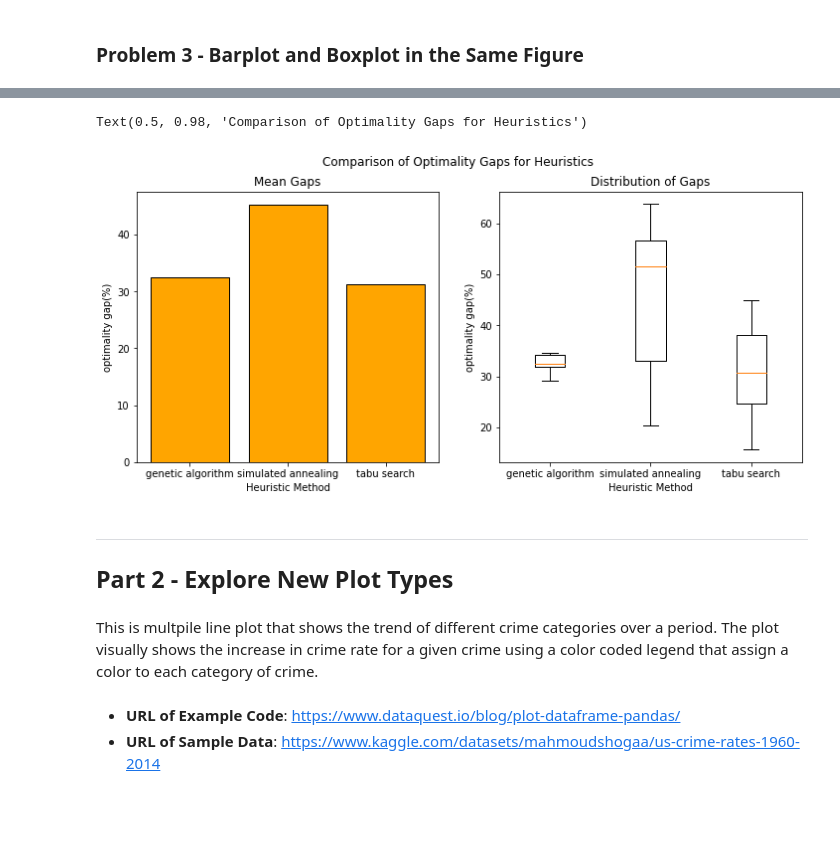
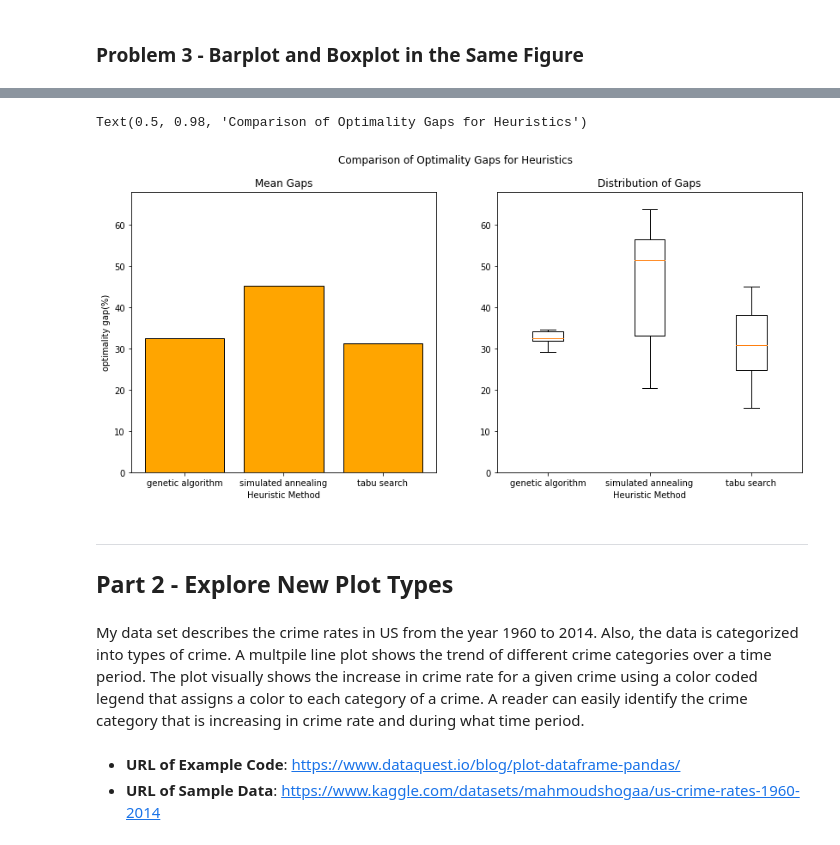
Before and after one commit to IE-555/homework4-masadull, a Jupyter notebook: masadull_hw4.ipynb, the cells around one changed output, grey strips where cells are left out. Drawn from its saved outputs; the diff is of its cells as text; code cells hidden in the pictures; blank space fills up the shorter version.

```diff
--- a/masadull_hw4.ipynb
+++ b/masadull_hw4.ipynb
@@ -123,28 +105,33 @@ Name: Value, dtype: float64
 # %%
 
-fig,(ax1, ax2) = plt.subplots(1,2,figsize=[12,5])
+
+fig,(ax1, ax2) = plt.subplots(1,2,figsize=(14,6))
+
+
 ax1.bar(bar_plt.index, bar_plt,color='orange',edgecolor='black')
 
 ax1.set_xlabel('Heuristic Method')
 ax1.set_ylabel('optimality gap(%)')
 ax1.set_title('Mean Gaps')
 ax1.set_xticks(range(0,len(Labels)))
 ax1.set_xticklabels(Labels,ha="center")
 
 ax2.boxplot(box_plt,labels= Labels)
 ax2.set_title('Distribution of Gaps')
 ax2.set_xlabel('Heuristic Method')
-ax2.set_ylabel('optimality gap(%)')
+ax2.set_ylim(0,68)
+
+ax1.set_ylim(ax2.get_ylim())
 
 fig.suptitle("Comparison of Optimality Gaps for Heuristics")
 # %% [output]
 Text(0.5, 0.98, 'Comparison of Optimality Gaps for Heuristics')
-[figure, old version]
+[figure, new version]
 # %% [markdown]
 ---
 ## Part 2 - Explore New Plot Types
 # %% [markdown]
-This is multpile line plot that shows the trend of different crime categories over a period. The plot visually shows the increase in crime rate for a given crime using a color coded legend that assign a color to each category of  crime.
+My data set describes the crime rates in US from the year 1960 to 2014. Also, the data is categorized into types of crime. A multpile line plot shows the trend of different crime categories over a time period. The plot visually shows the increase in crime rate for a given crime using a color coded legend that assigns a color to each category of a crime. A reader can easily identify the crime category that is increasing in crime rate and during what time period.
 # %% [markdown]
 - **URL of Example Code**: https://www.dataquest.io/blog/plot-dataframe-pandas/
 - **URL of Sample Data**:  https://www.kaggle.com/datasets/mahmoudshogaa/us-crime-rates-1960-2014
```
Also changed, not shown: parts of 3 cells of this notebook.
